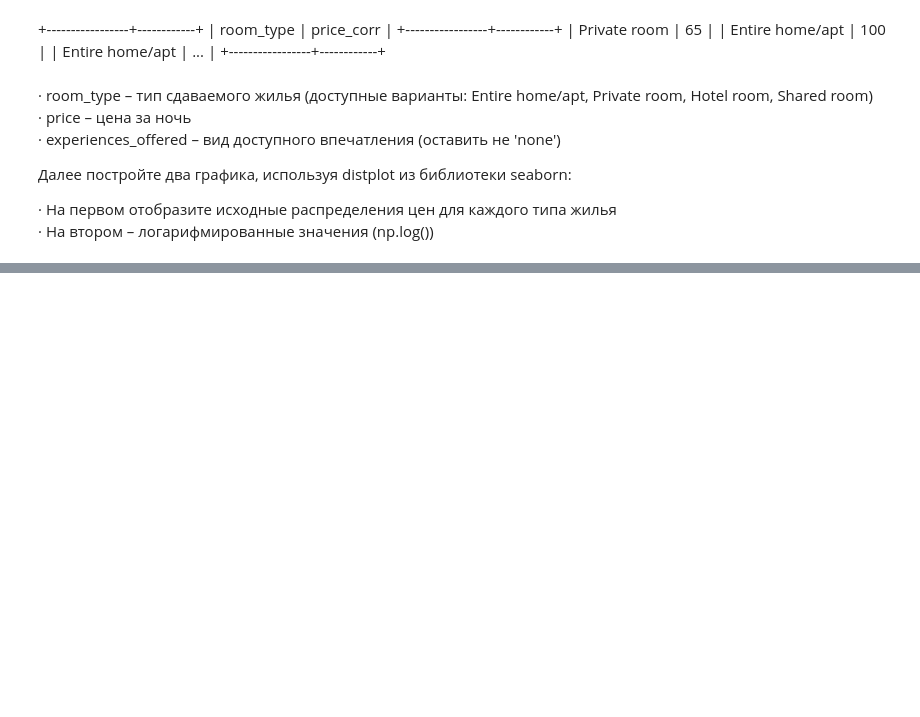
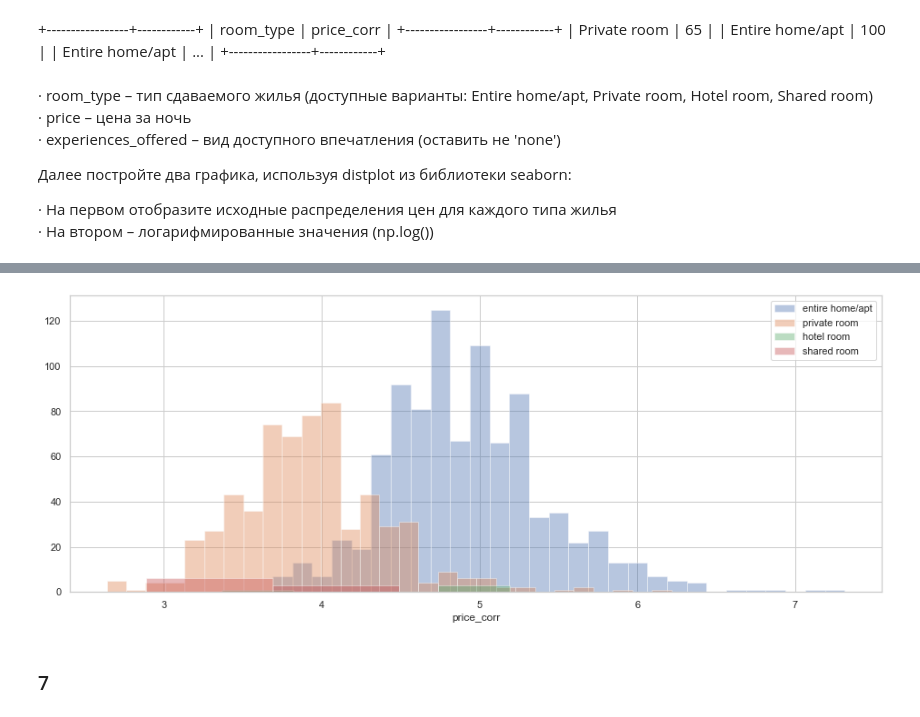
Before and after one commit to Aculanma/data_analyst_Karpov.Courses, a Jupyter notebook: KarpovCourses.SQL/Урок 6. ETL (PYTHON + SQL).ipynb, the cells around one changed output, grey strips where cells are left out. Cells and saved outputs as stored; diff of their text form; code cells hidden in the pictures; blank space fills up the shorter version.

```diff
--- a/KarpovCourses.SQL/Урок 6. ETL (PYTHON + SQL).ipynb
+++ b/KarpovCourses.SQL/Урок 6. ETL (PYTHON + SQL).ipynb
@@ -312,0 +349,11 @@ sns.heatmap(data=q_test5,cmap=sns.cubehelix_palette(as_cmap=True))
+# %%
+sns.distplot(np.log(q_test6.query("room_type == 'Entire home/apt'").price_corr), kde=False, label='entire home/apt')
+sns.distplot(np.log(q_test6.query("room_type == 'Private room'").price_corr), kde=False, label='private room')
+sns.distplot(np.log(q_test6.query("room_type == 'Hotel room'").price_corr), kde=False, label='hotel room')
+sns.distplot(np.log(q_test6.query("room_type == 'Shared room'").price_corr), kde=False, label='shared room')
+plt.legend()
+plt.show()
+# %% [output]
+[figure, added]
+# %% [markdown]
+### 7
```
Also changed, not shown: parts of 14 cells of this notebook, 1 other file.
